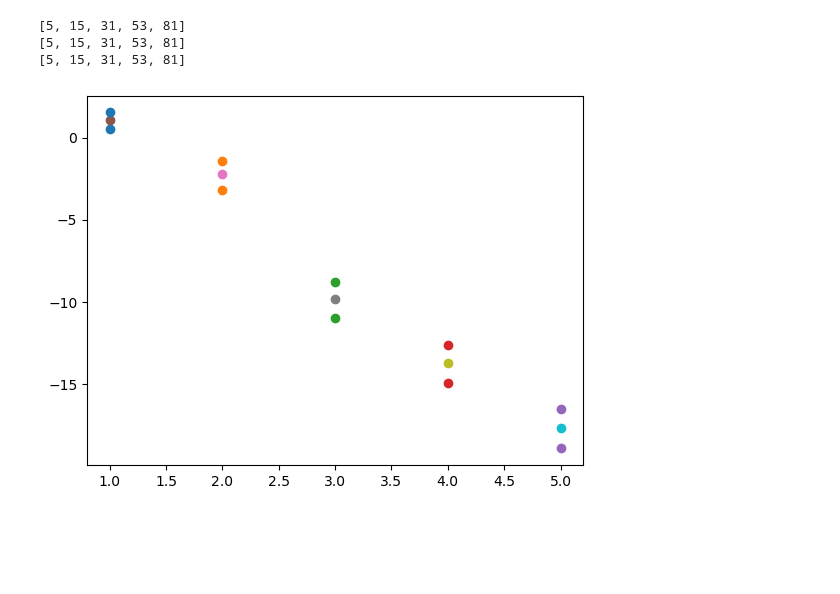
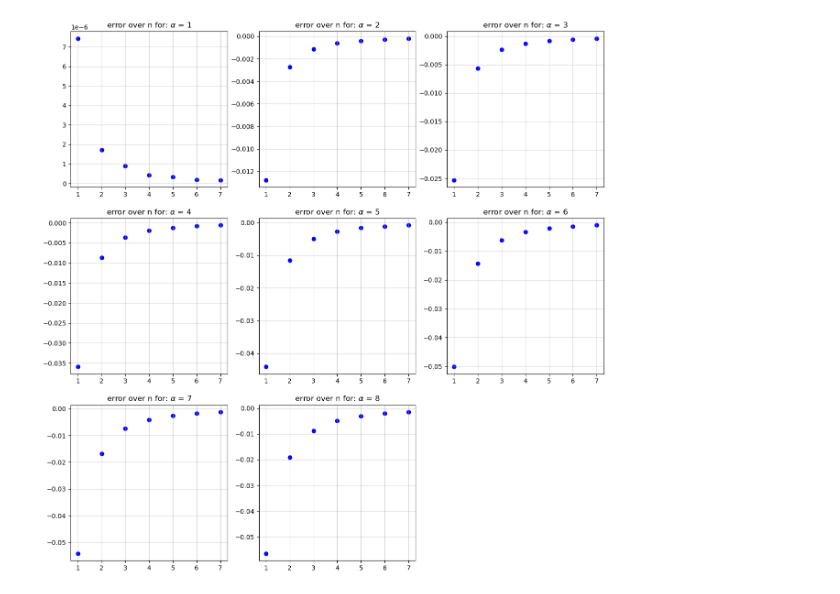
Before and after one commit to JaNiebu/BT_DECinPhysics, a Jupyter notebook: ErrorAnalization.ipynb, the cells around one changed output. Drawn from its saved outputs; the diff is of its cells as text; code cells hidden in the pictures; blank space fills up the shorter version.

```diff
--- a/ErrorAnalization.ipynb
+++ b/ErrorAnalization.ipynb
@@ -10,8 +10,9 @@ MeshesVertices = dict()
 MeshesEdges = dict()
 MeshesFaces = dict()
 ErrorData = dict()
+Solution = dict()
 
-for n in range(1,6):
+for n in range(1,8):
     Vadress = "Meshdata/VerticesRing" + str(n) +".txt"
     MeshesVertices['V'+str(n)] = np.genfromtxt( Vadress )
     Eadress = "Meshdata/EdgesRing" + str(n) +".txt"
@@ -19,6 +20,8 @@ for n in range(1,6):
     Fadress = "Meshdata/FacesRing" + str(n) +".txt"
     MeshesFaces['F'+str(n)] = np.genfromtxt( Fadress )
 
-    for alpha in range(2,5):
+    for alpha in range(1,9):
         Erradress = "Solutions/ErrorRing" + str(n) + "Field" + str(alpha)
         ErrorData['Error'+str(n)+str(alpha)] = np.genfromtxt( Erradress )
+        Soladress = "Solutions/SolRing" + str(n) + "Field" + str(alpha)
+        Solution['Sol'+str(n)+str(alpha)] = np.genfromtxt( Soladress )
@@ -24,0 +63,19 @@ for n in range(1,6):
+# %%
+plt.figure(figsize=(15,15))
+k = 1
+for alpha in range(1,9):
+    NodeIndex = []
+    for n in range(1,8):
+            NodeIndex.append( len(MeshesVertices['V'+str(n)])-6*n-1)
+
+
+    plt.subplot(330+k)
+    plt.grid(alpha=0.5)
+    for i in range(0, len(NodeIndex)):
+        x_0 = MeshesVertices['V'+str(i+1)][NodeIndex[i]][0]
+        y_0 = MeshesVertices['V'+str(i+1)][NodeIndex[i]][1]
+        plt.title(r'error over n for: $\alpha$ = ' + str(alpha))
+        #plt.scatter(i+1, ErrorData['Error'+str((i+1))+str(alpha)][NodeIndex[i]], color='black')
+        plt.scatter(i+1 , Solution['Sol'+str(i+1)+str(alpha)][NodeIndex[i]]-AnaDivAtInnerVertex( x_0 , y_0 , alpha , 1/(2*(i+1)) ), color='b')
+
+    k += 1
@@ -25,16 +84,20 @@ for n in range(1,6):
 # %%
-for alpha in range(2,5):
+plt.figure(figsize=(15,15))
+k = 1
+for alpha in range(1,9):
     NodeIndex = []
-    for n in range(1,6):
+    for n in range(1,8):
         for i in range (0,len(MeshesVertices['V'+str(n)])):
             if (MeshesVertices['V'+str(n)][i][0] == 1):
                 NodeIndex.append(i)
-    print(NodeIndex)
 
+    plt.subplot(330+k)
+    plt.grid(alpha=0.5)
     for i in range(0, len(NodeIndex)):
-        plt.scatter(i+1, ErrorData['Error'+str((i+1))+str(alpha)][NodeIndex[i]])
+        plt.title(r'error over n for: $\alpha$ = ' + str(alpha))
+        #plt.scatter(i+1, ErrorData['Error'+str((i+1))+str(alpha)][NodeIndex[i]], color='black')
+        plt.scatter(i+1 , Solution['Sol'+str(i+1)+str(alpha)][NodeIndex[i]]-AnaDivAtRightVertex( alpha , 1/(2*(i+1)) ), color='b')
+
+    k += 1
 # %% [output]
-[5, 15, 31, 53, 81]
-[5, 15, 31, 53, 81]
-[5, 15, 31, 53, 81]
-[figure, old version]
+[figure, new version]
```
Also changed, not shown: parts of 4 cells of this notebook, 2 other files.
